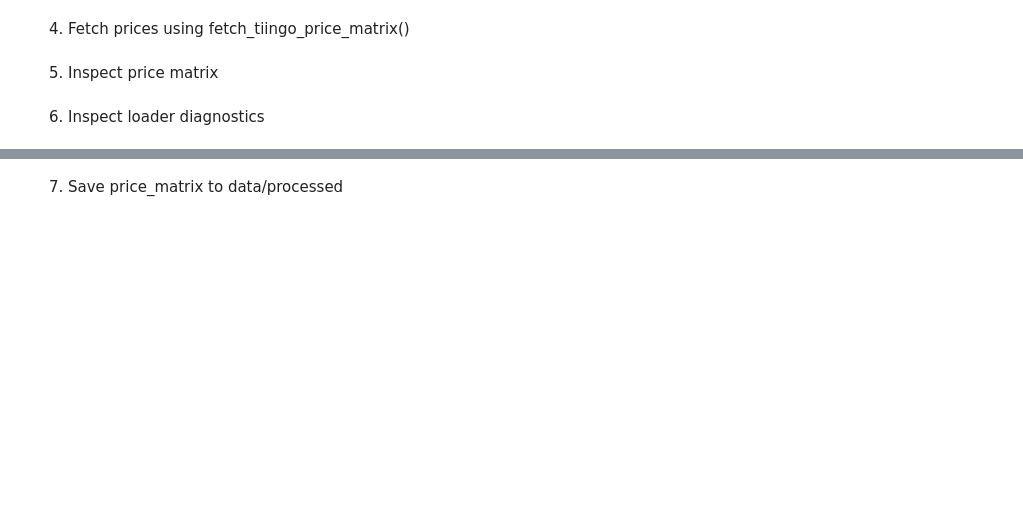
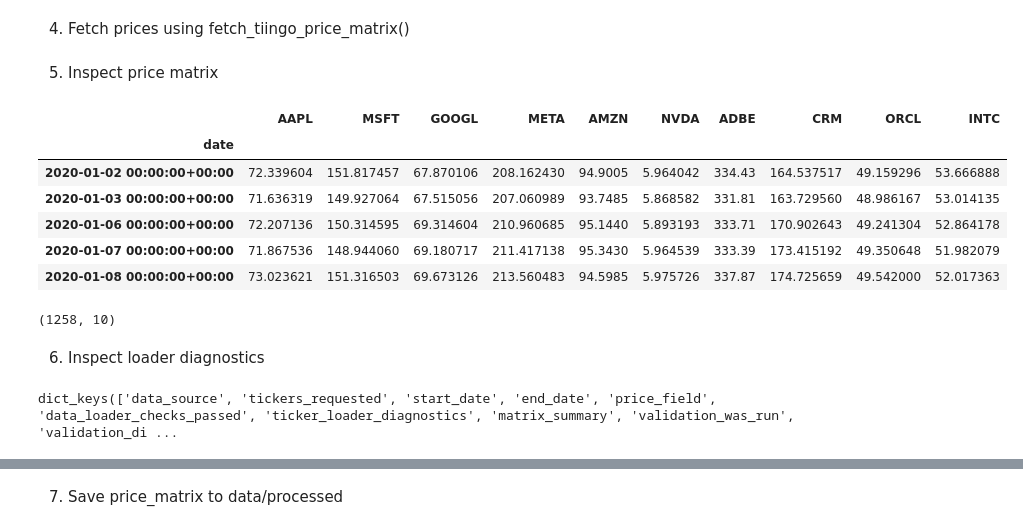
Before and after one commit to aditiseshadricodes/QuantProjects, a Jupyter notebook: pairs-trading-ai-tech/notebooks/01_data_loading_validation.ipynb, the cells around one changed output, grey strips where cells are left out. Saved outputs shown, nothing was run; the diff lists cells and outputs as text; code cells hidden in the pictures; blank space fills up the shorter version.

Commit message:
Notebook 1 commited as well as data processed from the universe.

```diff
--- a/pairs-trading-ai-tech/notebooks/01_data_loading_validation.ipynb
+++ b/pairs-trading-ai-tech/notebooks/01_data_loading_validation.ipynb
@@ -40,4 +58,22 @@ from src.data_loader import fetch_tiingo_price_matrix
 # %% [markdown]
 5. Inspect price matrix
+# %%
+price_matrix.head()
+# %% [output]
+|  | AAPL | MSFT | GOOGL | META | AMZN | NVDA | ADBE | CRM | ORCL | INTC |
+| date |  |  |  |  |  |  |  |  |  |  |
+| 2020-01-02 00:00:00+00:00 | 72.339604 | 151.817457 | 67.870106 | 208.162430 | 94.9005 | 5.964042 | 334.43 | 164.537517 | 49.159296 | 53.666888 |
+| 2020-01-03 00:00:00+00:00 | 71.636319 | 149.927064 | 67.515056 | 207.060989 | 93.7485 | 5.868582 | 331.81 | 163.729560 | 48.986167 | 53.014135 |
+| 2020-01-06 00:00:00+00:00 | 72.207136 | 150.314595 | 69.314604 | 210.960685 | 95.1440 | 5.893193 | 333.71 | 170.902643 | 49.241304 | 52.864178 |
+| 2020-01-07 00:00:00+00:00 | 71.867536 | 148.944060 | 69.180717 | 211.417138 | 95.3430 | 5.964539 | 333.39 | 173.415192 | 49.350648 | 51.982079 |
+| 2020-01-08 00:00:00+00:00 | 73.023621 | 151.316503 | 69.673126 | 213.560483 | 94.5985 | 5.975726 | 337.87 | 174.725659 | 49.542000 | 52.017363 |
+# %%
+price_matrix.shape
+# %% [output]
+(1258, 10)
 # %% [markdown]
 6. Inspect loader diagnostics
+# %%
+print(loader_diagnostics.keys())
+# %% [output]
+dict_keys(['data_source', 'tickers_requested', 'start_date', 'end_date', 'price_field', 'data_loader_checks_passed', 'ticker_loader_diagnostics', 'matrix_summary', 'validation_was_run', 'validation_di ...
```
Also changed, not shown: parts of 11 cells of this notebook, 1 other file.
